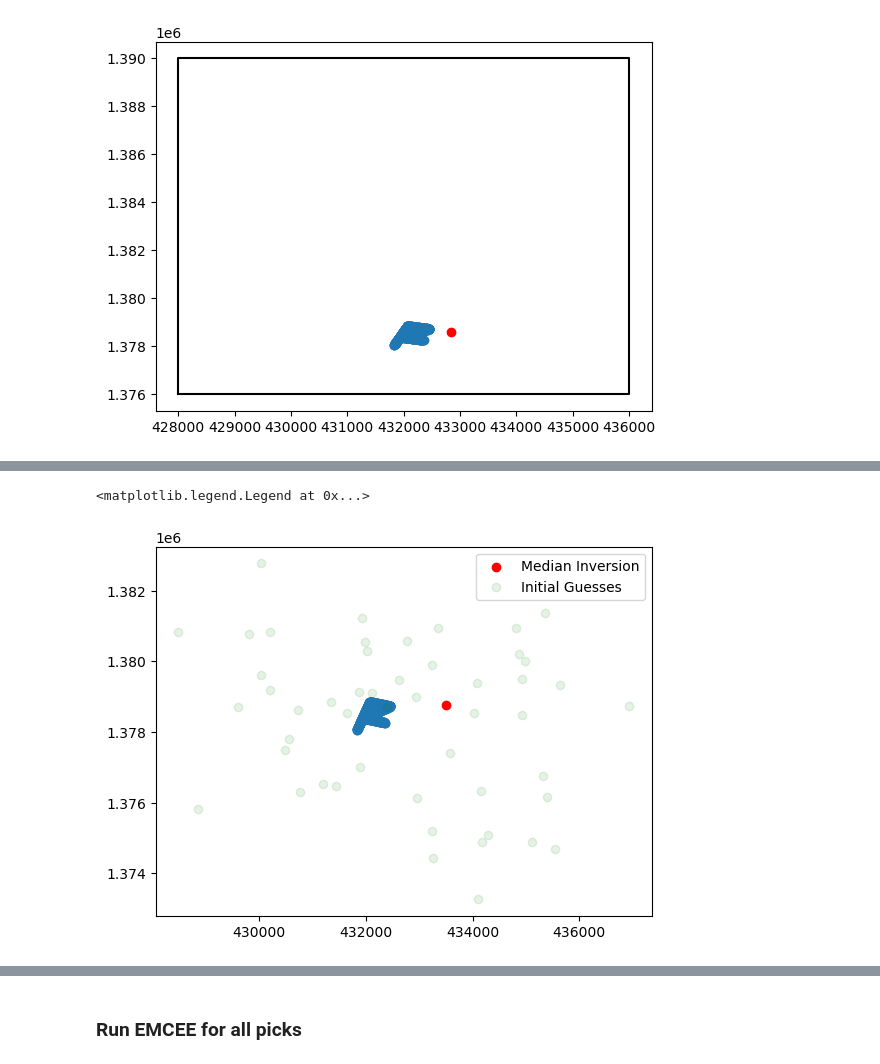
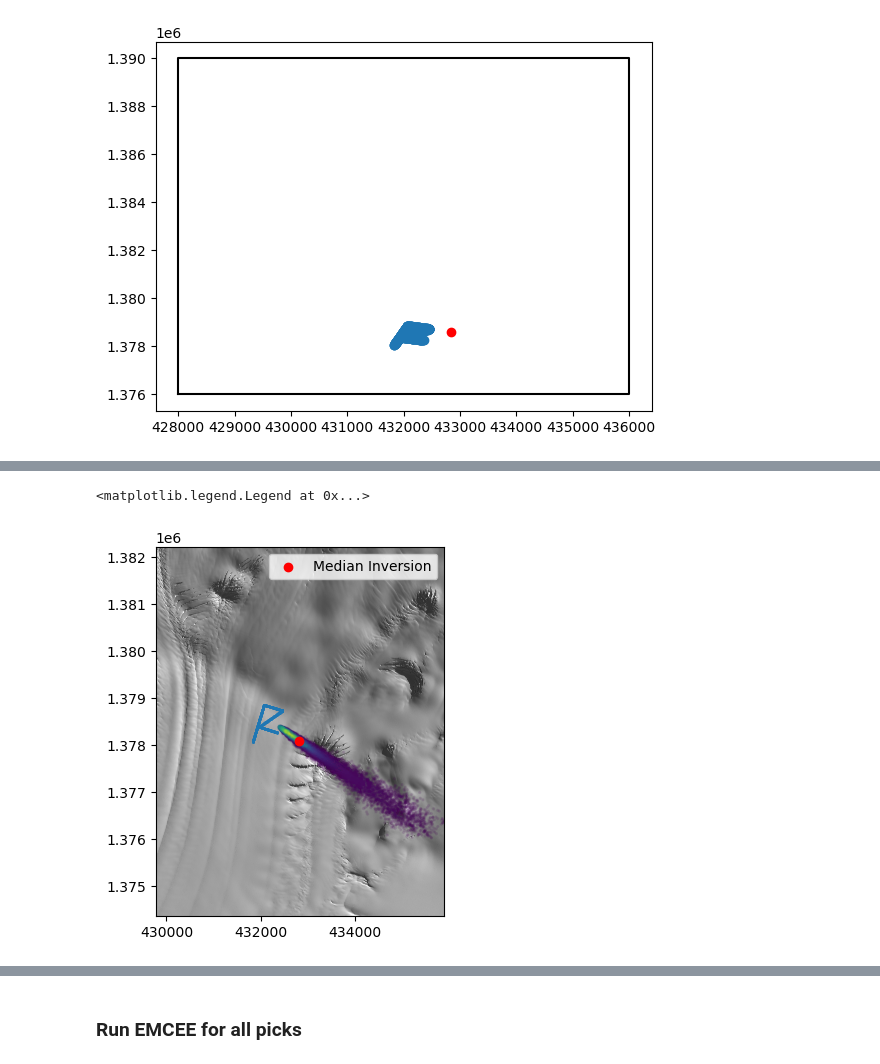
Before and after one commit to johnmorganmanos/Eastwind, a Jupyter notebook: beamforming_maybe.ipynb, the cells around one changed output, grey strips where cells are left out. Cells and saved outputs as stored; diff of their text form; code cells hidden in the pictures.

```diff
--- a/beamforming_maybe.ipynb
+++ b/beamforming_maybe.ipynb
@@ -1069,14 +1090,31 @@ median_x = np.median(flat_samples[:,0])
 median_y = np.median(flat_samples[:,1])
 median_offset = np.median(flat_samples[:,2])
 median_c = np.median(flat_samples[:,3])
+
+xy_locs = np.vstack([flat_samples[:,0],flat_samples[:,1]])
+z_locs = gaussian_kde(xy_locs)(xy_locs)
-# %%
-# Median inversion on the source location
-
-fig,ax = plt.subplots()
-ax.scatter(channel_locations[:,0], channel_locations[:,1])
-ax.scatter([median_x], [median_y], c='red', label='Median Inversion')
-ax.scatter(initial[:,0], initial[:,1], c='green', alpha=0.1, label='Initial Guesses')
-ax.legend()
-# %% [output]
-<matplotlib.legend.Legend at 0x...>
-[figure, removed]
+# %%
+# Median inversion on the source location
+
+fig,ax = plt.subplots()
+
+# Open the GeoPackage file in read mode
+with rasterio.open(gpkg_path) as src:
+    # Read the image data as a NumPy array
+    image_data = src.read()
+
+    # Access metadata if needed
+    metadata = src.meta
+
+    # Process or visualize the image data
+    # For example, to display the image using matplotlib:
+    show(image_data, transform=src.transform, ax=ax)
+
+
+ax.scatter(flat_samples[:,0], flat_samples[:,1], c=z_locs, s=2, alpha = 0.1)
+ax.scatter(channel_locations[:,0], channel_locations[:,1], s = 1)
+ax.scatter([median_x], [median_y], c='red', label='Median Inversion')
+ax.legend()
+# %% [output]
+<matplotlib.legend.Legend at 0x...>
+[figure, added]
```
Also changed, not shown: parts of 30 cells of this notebook.
